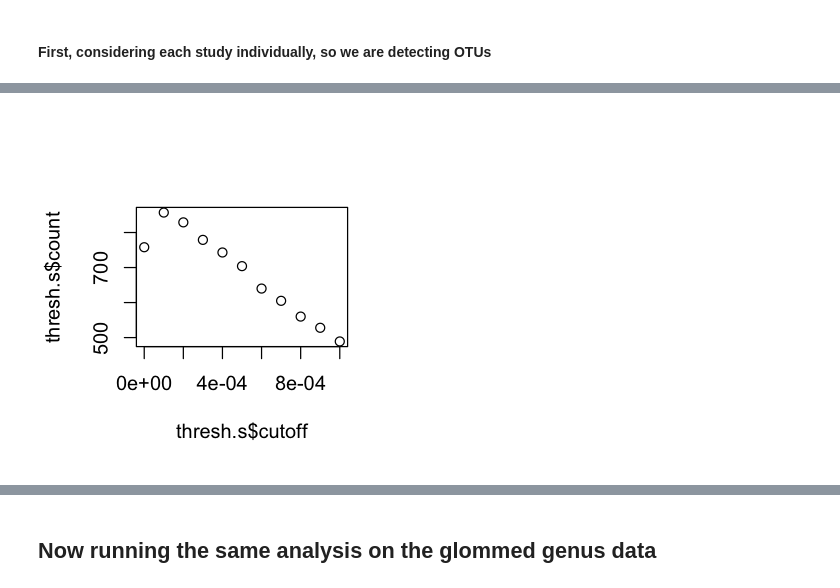
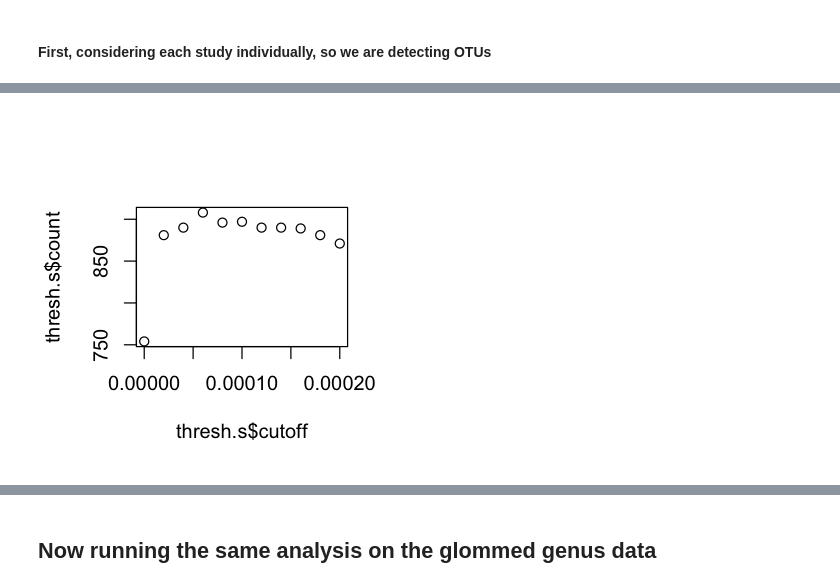
Before and after one commit to WhitmanLab/Meta-analysis, a Jupyter notebook: DifferentialAbundance_MetaA_Publication.ipynb, the cells around one changed output, grey strips where cells are left out. Drawn from its saved outputs; the diff is of its cells as text; code cells hidden in the pictures.

```diff
--- a/DifferentialAbundance_MetaA_Publication.ipynb
+++ b/DifferentialAbundance_MetaA_Publication.ipynb
@@ -36,5 +55,5 @@ ps.nielsen2014 = readRDS(file = "ps.nielsen2014")
 # %%
-pslist=list(ps.wu,ps.imparato,ps.yao,ps.dai2016,ps.dai2017,ps.song,ps.whitman,ps.ye,ps.nielsen2014)
+pslist=list(ps.wu,ps.imparato,ps.yao,ps.dai2016,ps.dai2017,ps.song,ps.whitman,ps.ye,ps.nielsen2014,ps.xu)
 # Creating list of all studies' phyloseq objects
 # %%
 n = 1
@@ -49,7 +68,7 @@ for (i in 1:length(pslist)){
     sample_data(ps)$SoilTypeName = paste(sample_data(ps)$SoilType," (",sample_data(ps)$Author,")",sep="")
     # Create a variable that separates by studies / soil type
 
-    sample_data(ps)$Feedstock_Category = ifelse(sample_data(ps)$Feedstock %in% c('commercial cornstock powder', 'corn stover', 'corncob'), "Corn",
+    sample_data(ps)$Feedstock_Category = ifelse(sample_data(ps)$Feedstock %in% c('commercial cornstock powder', 'corn stover', 'corncob',"Corn Straw"), "Corn",
                                            ifelse(sample_data(ps)$Feedstock %in% c('wheat straw','winter wheat'),"Wheat",
                                                 ifelse(sample_data(ps)$Feedstock %in% c('Jarrah wood'),"Eucalyptus",
                                                  ifelse(sample_data(ps)$Feedstock =='Manure', "Manure","Unknown"))))
@@ -119,7 +138,11 @@ ps.runner = function(ps){
     dseq = DESeq(dseq, quiet = TRUE, fitType = "local")
     }
 
-    taxonomy = data.frame(tax_table(ps))
+    #taxonomy = data.frame(tax_table(ps))
+
+    taxonomy = as(tax_table(ps), "matrix")
+    taxonomy = as.data.frame(taxonomy)
+
     results = results(dseq)
     results = data.frame(SoilTypeName,CharType,Incubation_Time_Weeks,rownames(results),results$baseMean,results$log2FoldChange,results$lfcSE,results$pvalue,taxonomy)
     colnames(results)[1:8] = c("SoilTypeName","CharType","Incubation_Time_Weeks","OTU","baseMean","l2FC","SE","pvalue")
@@ -165,7 +188,8 @@ ps.list.output = readRDS("ps.list.output")
 DA = rbind(ps.list.output[[1]],ps.list.output[[2]],ps.list.output[[3]],ps.list.output[[4]],ps.list.output[[5]],
           ps.list.output[[6]],ps.list.output[[7]],ps.list.output[[8]],ps.list.output[[9]],ps.list.output[[10]],
           ps.list.output[[11]],ps.list.output[[12]],ps.list.output[[13]],ps.list.output[[14]],ps.list.output[[15]],
-          ps.list.output[[16]],ps.list.output[[17]],ps.list.output[[18]],ps.list.output[[19]],ps.list.output[[20]])
+          ps.list.output[[16]],ps.list.output[[17]],ps.list.output[[18]],ps.list.output[[19]],ps.list.output[[20]],
+          ps.list.output[[21]])
 # %%
 DA = DA %>%
     group_by(SoilTypeName,CharType,Incubation_Time_Weeks)%>%
@@ -175,22 +199,22 @@ DA = DA %>%
 # %%
 ### We need to adjust for allll of these multiple comparisons together
 
 options(repr.plot.width=3, repr.plot.height=3)
 
 # Independent filtering
 threshold = function (thresh){
     dplyr::summarize(dplyr::mutate(dplyr::filter(DA, RelAbund >= thresh), padj = p.adjust(pvalue,"BH")),cutoff=thresh, count=sum(padj<=0.05, na.rm = TRUE))
 }
 
-range = seq(0,0.001,0.0001)
+range = seq(0,0.0002,0.00002)
 # Creates a range of numbers we are interested in for adjusted p values
 
 thresh.s = plyr::ldply(range, threshold)
 # Applys the Threshold function we created above to the range of numbers we created above.
 
 plot(thresh.s$count~thresh.s$cutoff)
 # We can plot the threshold for base Mean value against the number of samples that will pass under this cutoff.
-# We can see the optimum value to use here at the peak of the graph (here, ~1.5)
+# We can see the optimum value to use here at the peak of the graph - 0.00008
 # %% [output]
-[figure, old version]
+[figure, new version]
 # %%
```
Also changed, not shown: parts of 40 cells of this notebook.
